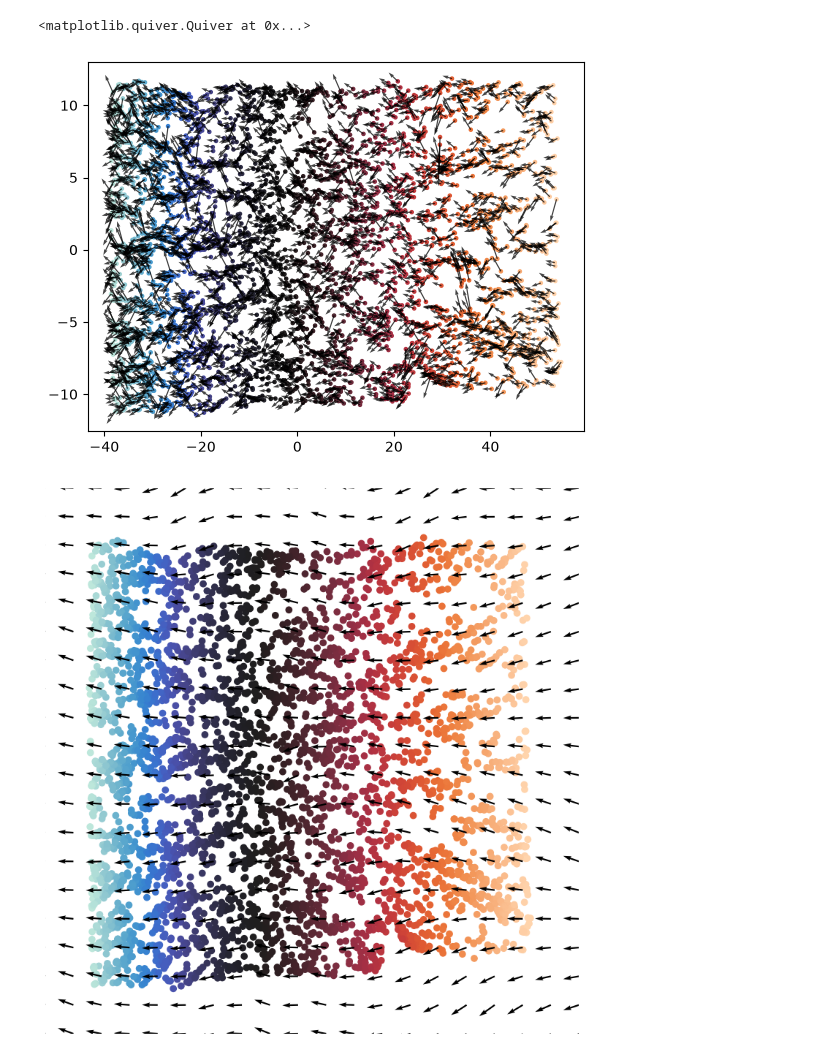
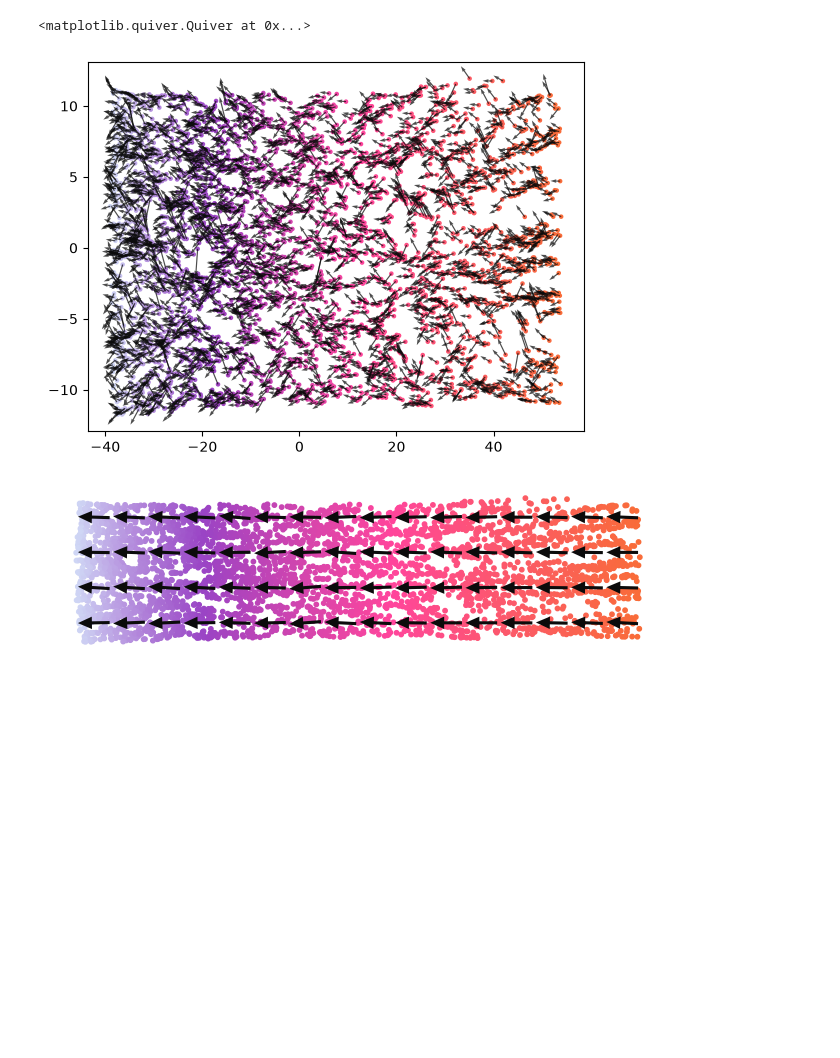
Before and after one commit to Gwendal-Debaussart/Finsler-Embedding, a Jupyter notebook: src/finsler_embedding/experiments/swiss_roll/swissroll_dataset.ipynb, the cells around one changed output. Cells and saved outputs as stored; diff of their text form; code cells hidden in the pictures; blank space fills up the shorter version.

```diff
--- a/src/finsler_embedding/experiments/swiss_roll/swissroll_dataset.ipynb
+++ b/src/finsler_embedding/experiments/swiss_roll/swissroll_dataset.ipynb
@@ -28,7 +29,6 @@ X, t = make_swiss_roll(n_samples=N, noise=noise)
 X = torch.from_numpy(X).float()
 # %%
-cmap = sns.diverging_palette(145, 300, s=60, as_cmap=True)
-cmap = sns.color_palette("icefire", as_cmap=True)
+cmap = SPEED
 # %%
 fig = plt.figure(figsize=(12, 6))
 ax = fig.add_subplot(121, projection='3d')
@@ -144,7 +151,7 @@ plt.quiver(
     X_low_plt[::skip, 1],
     unit_V_plt[::skip, 0],
     unit_V_plt[::skip, 1],
-    color="black",
+    color=INK,
     scale=.5,
     angles="xy",
     scale_units="xy",
@@ -152,36 +159,41 @@ plt.quiver(
 )
 # %% [output]
 <matplotlib.quiver.Quiver at 0x...>
-[figure, old version]
+[figure, new version]
 # %%
 model, loss_list = interpolate_V(X_low, unit_V, dim=m)
 # %%
-# Grid
-x = torch.linspace(bounds[0], bounds[1], 20)
-y = torch.linspace(bounds[2], bounds[3], 20)
+# Grid of arrows: few and bold, the figure is printed under one inch wide. The cells of the grid are square
+# (the embedding is a long strip, drawn with its true proportions) and the arrows are centered in them.
+n_arrows = 16  # along the long axis
+lo, hi = X_low.min(dim=0).values, X_low.max(dim=0).values
+spacing = (hi - lo).max().item() / n_arrows
+nx, ny = (int(((hi - lo)[i] / spacing).round()) for i in range(2))
+x = lo[0] + spacing * (torch.arange(nx) + 0.5) + ((hi - lo)[0] - nx * spacing) / 2
+y = lo[1] + spacing * (torch.arange(ny) + 0.5) + ((hi - lo)[1] - ny * spacing) / 2
 X, Y = torch.meshgrid(x, y, indexing="ij")
 grid_points = torch.stack([X.flatten(), Y.flatten()], dim=1)
-# grid_points += 1e-1 * torch.randn_like(grid_points)
+
 V_grid = model(grid_points).detach()
 V_grid_unit = V_grid / (V_grid.norm(dim=1, keepdim=True) + 1e-12)
 
 plt.figure(figsize=(8, 8))
-plt.scatter(X_low[:, 0], X_low[:, 1], c=t, cmap=cmap)
+plt.scatter(X_low[:, 0], X_low[:, 1], c=t, cmap=cmap, s=10)
 plt.quiver(
     grid_points[:, 0],
     grid_points[:, 1],
     V_grid_unit[:, 0],
     V_grid_unit[:, 1],
-    color="black",
-    scale=.3,
+    color=INK,
+    scale=1 / (0.9 * spacing),  # arrow length: 90% of the spacing of the grid
+    width=0.005, headwidth=4, headlength=4.5,
+    pivot="mid",
     angles="xy",
     scale_units="xy",
 )
-plt.xlim(bounds[0], bounds[1])
-plt.ylim(bounds[2], bounds[3])
-plt.tight_layout()
+plt.gca().set_aspect("equal")
 plt.axis("off")
-plt.savefig("swiss_roll_vector_field.pdf", dpi=300, bbox_inches="tight")
+plt.savefig("swiss_roll_vector_field.pdf", dpi=300, bbox_inches="tight", pad_inches=0.)
 plt.show()
 # %% [output]
-[figure, old version]
+[figure, new version]
```
Also changed, not shown: parts of 8 cells of this notebook, 15 other files.
